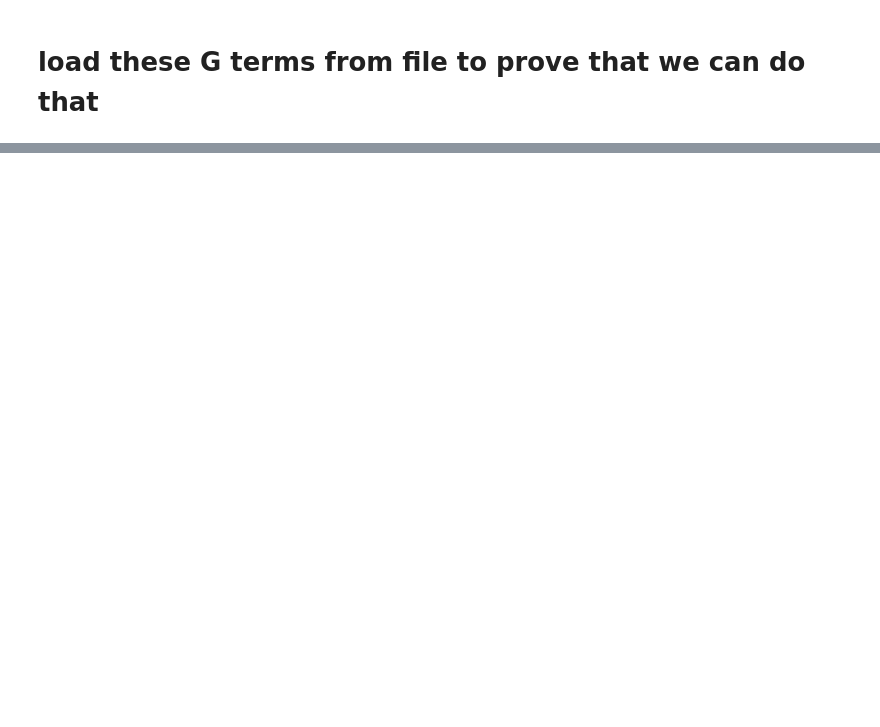
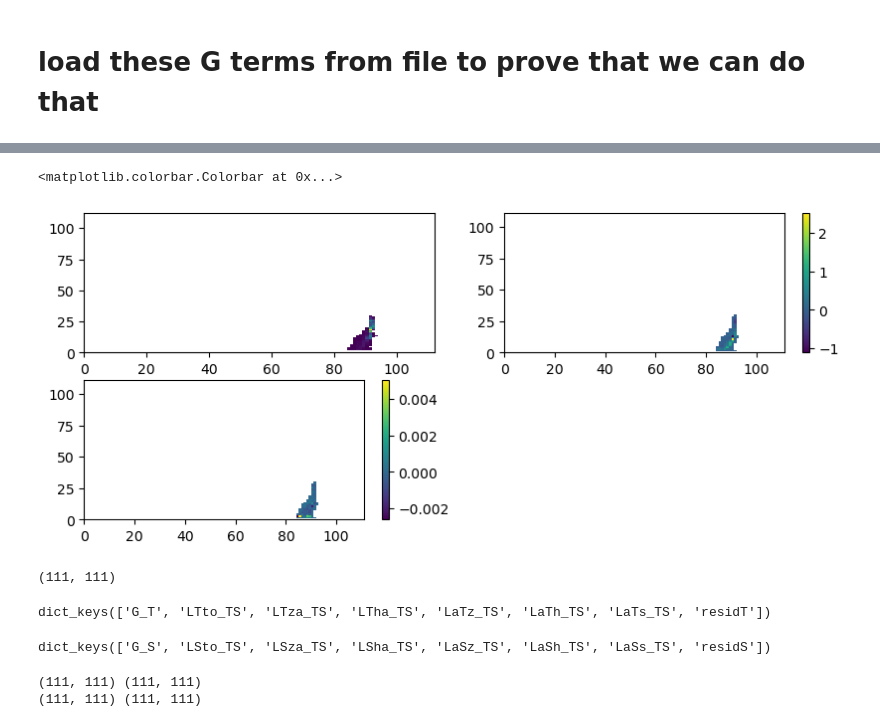
Before and after one commit to margaretmurakami/crios_backups, a Jupyter notebook: ASTE_270/Pemberton_BarentsSpaper/Layers/lookatlayers_TS.ipynb, the cells around one changed output, grey strips where cells are left out. Drawn from its saved outputs; the diff is of its cells as text; code cells hidden in the pictures; blank space fills up the shorter version.

```diff
--- a/ASTE_270/Pemberton_BarentsSpaper/Layers/lookatlayers_TS.ipynb
+++ b/ASTE_270/Pemberton_BarentsSpaper/Layers/lookatlayers_TS.ipynb
@@ -658,0 +822,7 @@ for i, mytime in enumerate(list(G_T.keys())[:24]):
+# %%
+# Load the .npz file
+loaded_data = np.load(matpath + filename, allow_pickle=True)
+
+# Convert it back to a dictionary
+Jx_loaded = {key: loaded_data[key].item() if loaded_data[key].ndim == 0 else loaded_data[key] for key in loaded_data}
+# Jx_loaded
@@ -658,0 +862,44 @@ for i, mytime in enumerate(list(G_T.keys())[:24]):
+# %%
+fig = plt.figure()
+
+ax = plt.subplot(221)
+ax.pcolormesh(vol_distrib['0000267408'])
+
+ax = plt.subplot(222)
+a = Jx_loaded[nbasin]["LSto_TS"]
+a[a==0] = np.nan
+cb = ax.pcolormesh(a)
+plt.colorbar(cb)
+
+ax = plt.subplot(223)
+a = Jx_loaded[nbasin]["residS"]
+a[a==0] = np.nan
+cb = ax.pcolormesh(a)
+plt.colorbar(cb)
+# %% [output]
+<matplotlib.colorbar.Colorbar at 0x...>
+[figure, added]
+# %%
+# Jx_loaded.keys()
+# Jx_loaded[nbasin]['LSto_TS']
+# Sbint,Tbint = np.meshgrid(binmidS[:-1],binmidT[:-1])
+Sbin2.shape
+Jx_loaded[nbasin]['LSto_TS'].shape
+# %% [output]
+(111, 111)
+# %%
+Jy_loaded[nbasin].keys()
+# %% [output]
+dict_keys(['G_T', 'LTto_TS', 'LTza_TS', 'LTha_TS', 'LaTz_TS', 'LaTh_TS', 'LaTs_TS', 'residT'])
+# %%
+Jx_loaded[nbasin].keys()
+# %% [output]
+dict_keys(['G_S', 'LSto_TS', 'LSza_TS', 'LSha_TS', 'LaSz_TS', 'LaSh_TS', 'LaSs_TS', 'residS'])
+# %%
+U1,V1 = Jx_loaded[nbasin]['LSto_TS'], Jy_loaded[nbasin]['LTto_TS']
+U1[U1 == 0], V1[V1 == 0] = np.nan, np.nan
+print(U1.shape,V1.shape)
+print(Sbin2.shape,Tbin2.shape)
+# %% [output]
+(111, 111) (111, 111)
+(111, 111) (111, 111)
```
Also changed, not shown: parts of 42 cells of this notebook, 13 other files.
